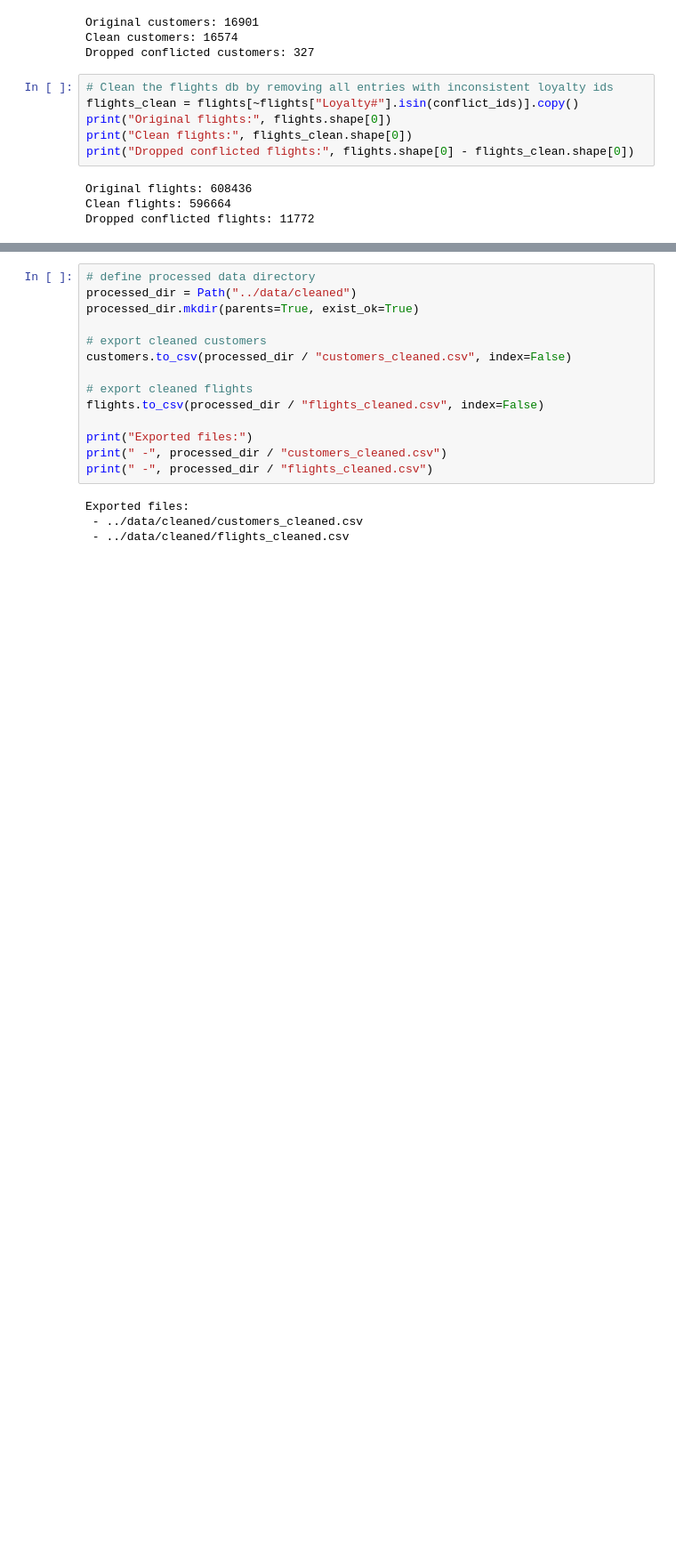
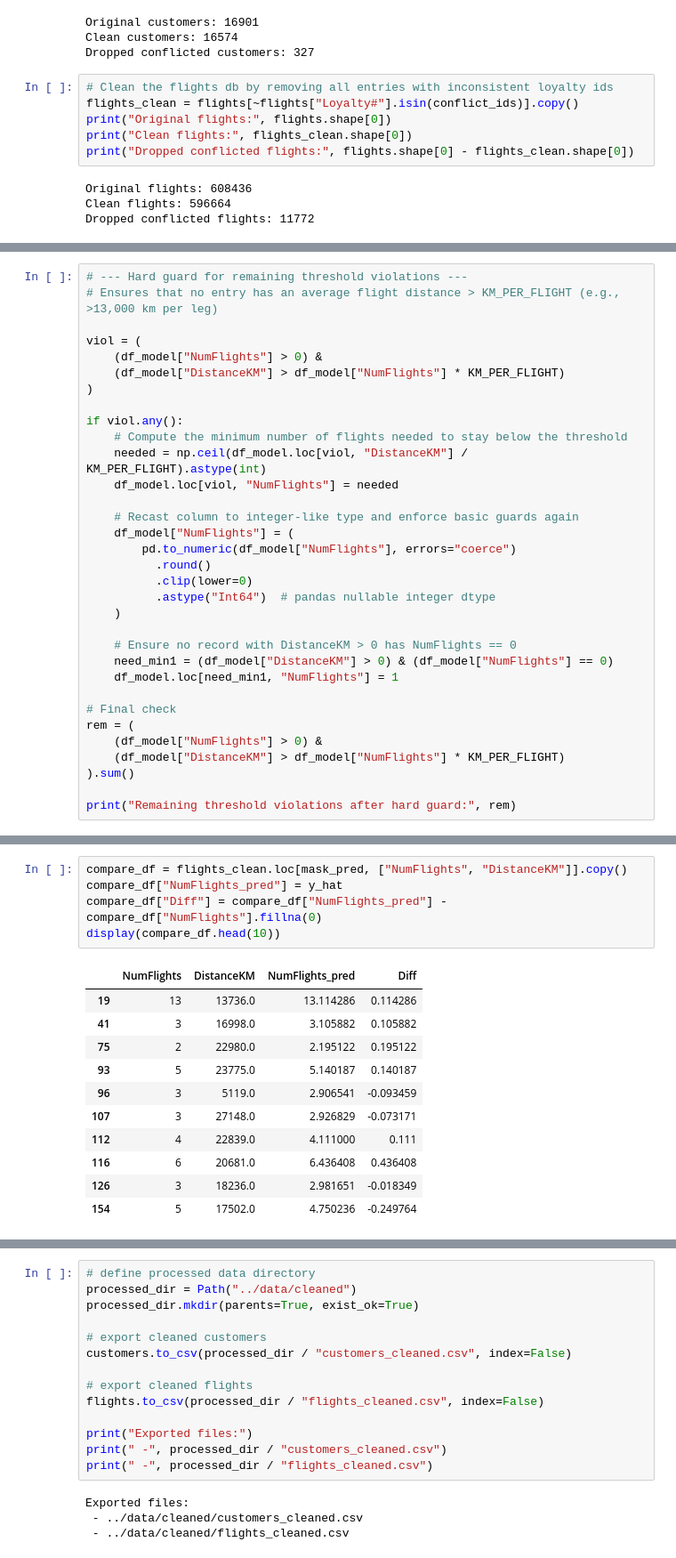
Before and after one commit to duartegomes11/DataMining2025---Project, a Jupyter notebook: notebooks/00_data_overview.ipynb, the cells around one changed output, grey strips where cells are left out. Shown at 89% size. Saved outputs shown, nothing was run; the diff lists cells and outputs as text; blank space fills up the shorter version.

```diff
--- a/notebooks/00_data_overview.ipynb
+++ b/notebooks/00_data_overview.ipynb
@@ -779,0 +971,33 @@ Dropped conflicted flights: 11772
+# %%
+# --- Hard guard for remaining threshold violations ---
+# Ensures that no entry has an average flight distance > KM_PER_FLIGHT (e.g., >13,000 km per leg)
+
+viol = (
+    (df_model["NumFlights"] > 0) &
+    (df_model["DistanceKM"] > df_model["NumFlights"] * KM_PER_FLIGHT)
+)
+
+if viol.any():
+    # Compute the minimum number of flights needed to stay below the threshold
+    needed = np.ceil(df_model.loc[viol, "DistanceKM"] / KM_PER_FLIGHT).astype(int)
+    df_model.loc[viol, "NumFlights"] = needed
+
+    # Recast column to integer-like type and enforce basic guards again
+    df_model["NumFlights"] = (
+        pd.to_numeric(df_model["NumFlights"], errors="coerce")
+          .round()
+          .clip(lower=0)
+          .astype("Int64")  # pandas nullable integer dtype
+    )
+
+    # Ensure no record with DistanceKM > 0 has NumFlights == 0
+    need_min1 = (df_model["DistanceKM"] > 0) & (df_model["NumFlights"] == 0)
+    df_model.loc[need_min1, "NumFlights"] = 1
+
+# Final check
+rem = (
+    (df_model["NumFlights"] > 0) &
+    (df_model["DistanceKM"] > df_model["NumFlights"] * KM_PER_FLIGHT)
+).sum()
+
+print("Remaining threshold violations after hard guard:", rem)
@@ -780,2 +1085,19 @@ Dropped conflicted flights: 11772
+# %%
+compare_df = flights_clean.loc[mask_pred, ["NumFlights", "DistanceKM"]].copy()
+compare_df["NumFlights_pred"] = y_hat
+compare_df["Diff"] = compare_df["NumFlights_pred"] - compare_df["NumFlights"].fillna(0)
+display(compare_df.head(10))
+# %% [output]
+|  | NumFlights | DistanceKM | NumFlights_pred | Diff |
+| 19 | 13 | 13736.0 | 13.114286 | 0.114286 |
+| 41 | 3 | 16998.0 | 3.105882 | 0.105882 |
+| 75 | 2 | 22980.0 | 2.195122 | 0.195122 |
+| 93 | 5 | 23775.0 | 5.140187 | 0.140187 |
+| 96 | 3 | 5119.0 | 2.906541 | -0.093459 |
+| 107 | 3 | 27148.0 | 2.926829 | -0.073171 |
+| 112 | 4 | 22839.0 | 4.111000 | 0.111 |
+| 116 | 6 | 20681.0 | 6.436408 | 0.436408 |
+| 126 | 3 | 18236.0 | 2.981651 | -0.018349 |
+| 154 | 5 | 17502.0 | 4.750236 | -0.249764 |
 # %%
 # Make customers_clean as customers for simplicity
```
Also changed, not shown: parts of 24 cells of this notebook, 5 other files.
